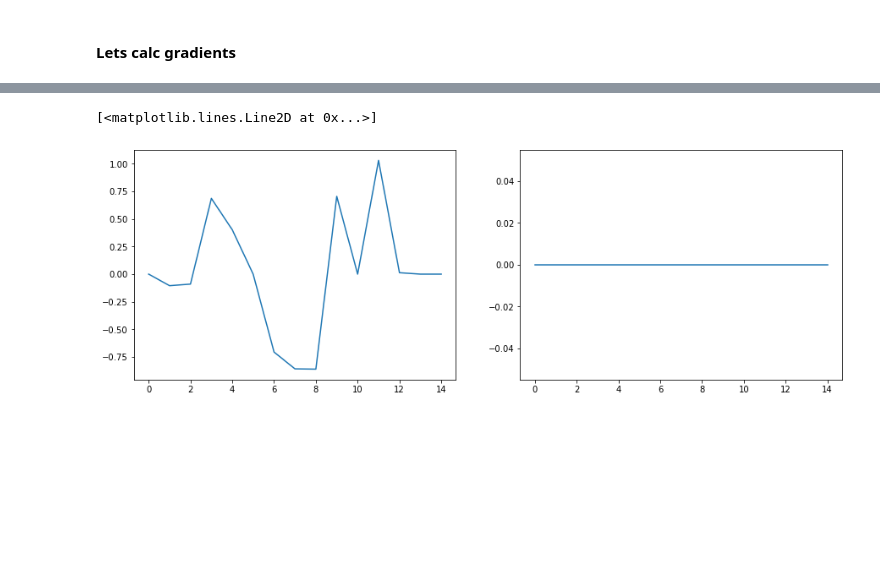
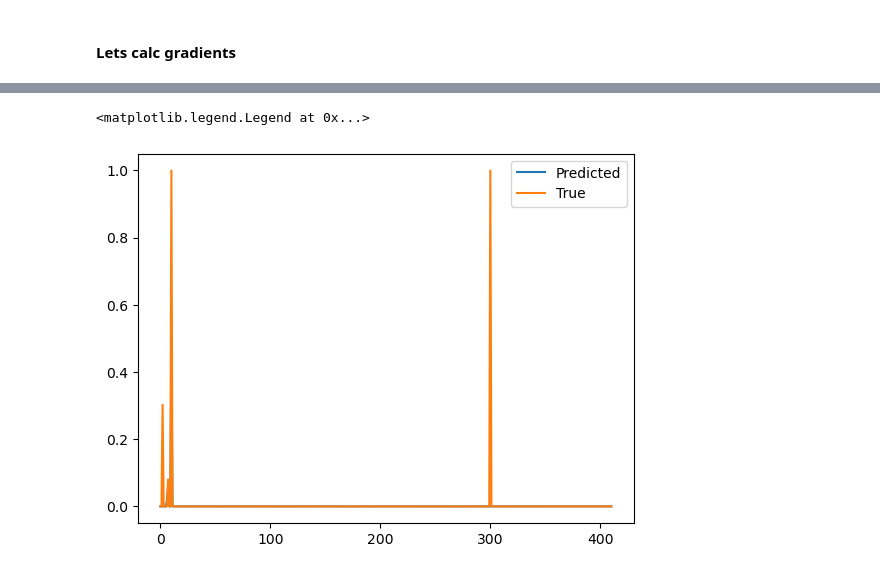
Before and after one commit to sunnyhoward/overdictionary, a Jupyter notebook: shackhartmann.ipynb, the cells around one changed output, grey strips where cells are left out. Cells and saved outputs as stored; diff of their text form; code cells hidden in the pictures; blank space fills up the shorter version.

```diff
--- a/shackhartmann.ipynb
+++ b/shackhartmann.ipynb
@@ -124,5 +107,5 @@ t = torch.tensor(t).permute(1,0).float()
 # %%
-coefficients = torch.nn.Parameter(torch.rand(1,u.shape[0]))
+coefficients = torch.nn.Parameter(torch.rand(1,u.shape[0]).to(device))
 offset = torch.nn.Parameter(torch.zeros(2))
 
 reg_coeff = 5e-3
@@ -179,11 +164,10 @@ plt.plot(np.log10(history2['loss']))
-# %%
-
-fig,ax = plt.subplots(1,2, figsize=(15,5))
-ax[0].plot(coefficients[0].detach())
-ax[1].plot(mode_coeffs[:,0,0])
-# %% [output]
-[<matplotlib.lines.Line2D at 0x...>]
-[figure, removed]
+# %%
+plt.plot(coefficients[0].detach())
+plt.plot(mode_coeffs[:,0,0])
+plt.legend(['Predicted','True'])
+# %% [output]
+<matplotlib.legend.Legend at 0x...>
+[figure, added]
 # %%
 pred_gradients = pred.reshape(2,20,20).detach().numpy()
 # %%
```
Also changed, not shown: parts of 14 cells of this notebook, 12 other files.
